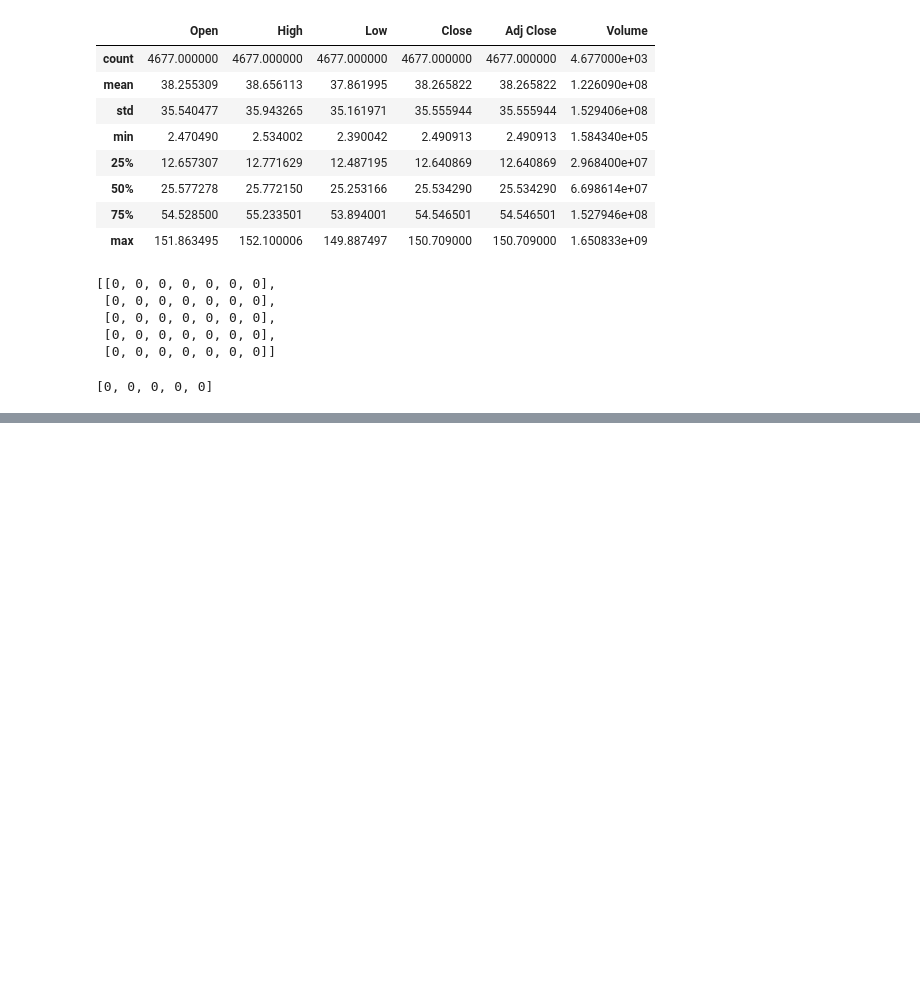
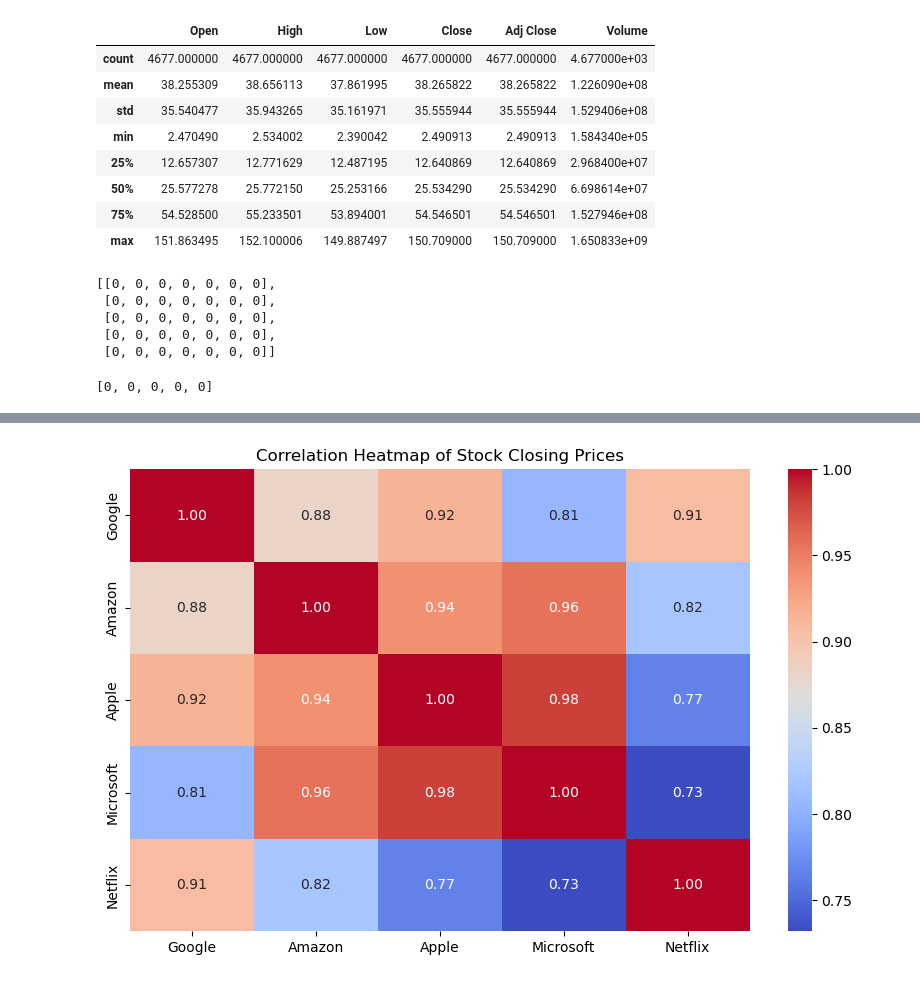
Before and after one commit to ShimronAlakkal/fin-lstm-research, a Jupyter notebook: main.ipynb, the cells around one changed output, grey strips where cells are left out. Drawn from its saved outputs; the diff is of its cells as text; code cells hidden in the pictures; blank space fills up the shorter version.

```diff
--- a/main.ipynb
+++ b/main.ipynb
@@ -58,0 +103,13 @@ This is done before splitting the data into training and testing sets
+# %%
+# Combine the data from all companies into a single DataFrame
+combined_data = pd.concat([uDataGoogle['Close'], uDataAmazon['Close'], uDataApple['Close'],
+                           uDataMicrosoft['Close'], uDataNetflix['Close']], axis=1)
+combined_data.columns = ['Google', 'Amazon', 'Apple', 'Microsoft', 'Netflix']
+
+# Create a heatmap
+plt.figure(figsize=(10, 6))
+sns.heatmap(combined_data.corr(), annot=True, cmap='coolwarm', fmt=".2f")
+plt.title('Correlation Heatmap of Stock Closing Prices')
+plt.show()
+# %% [output]
+[figure, added]
```
Also changed, not shown: parts of 5 cells of this notebook.
